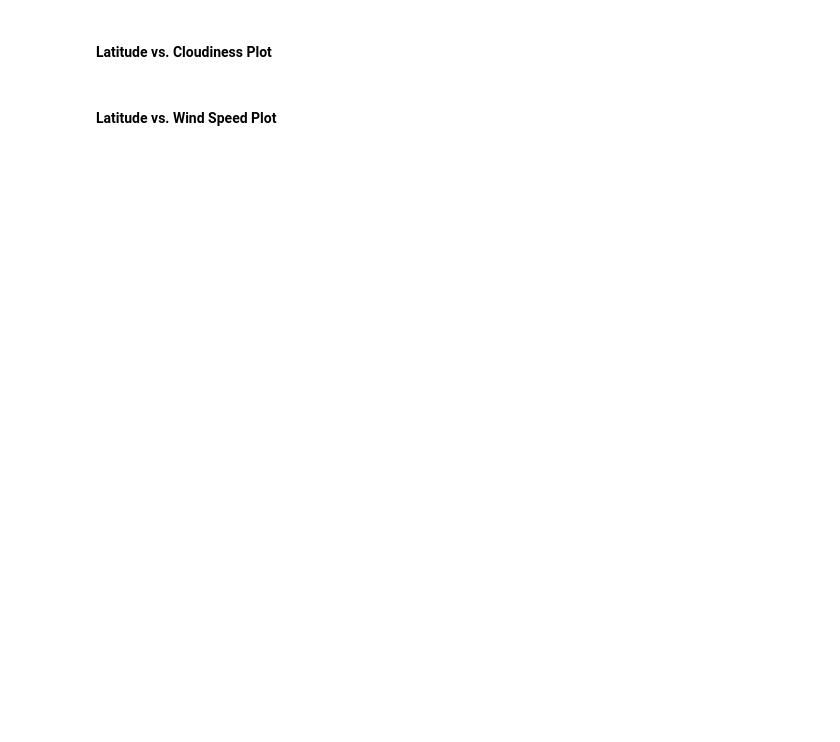
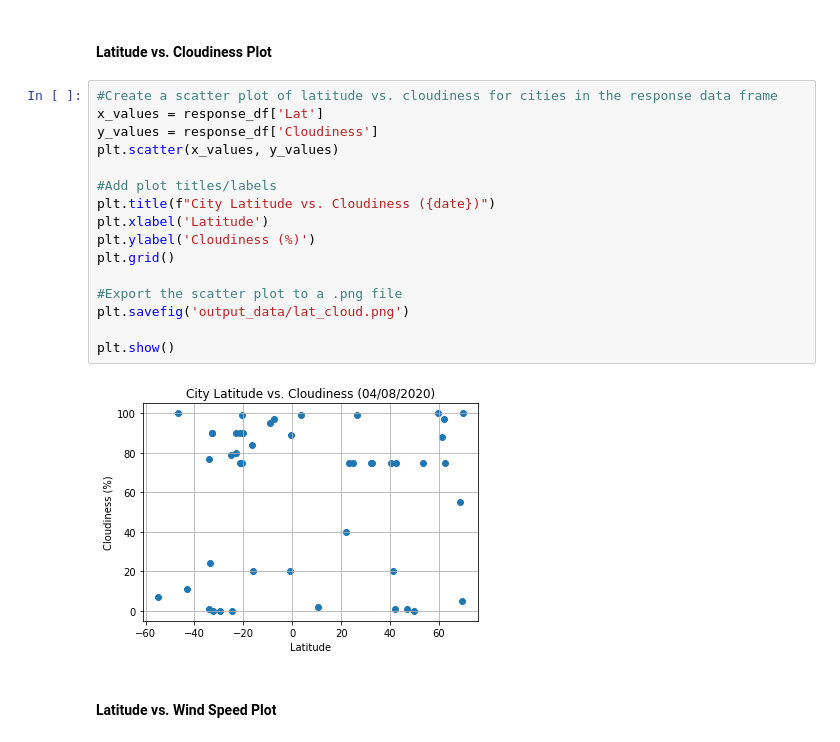
Before and after one commit to aaronrotman/python-api-challenge, a Jupyter notebook: WeatherPy/WeatherPy.ipynb, the cells around one changed output. Cells and saved outputs as stored; diff of their text form; blank space fills up the shorter version.

```diff
--- a/WeatherPy/WeatherPy.ipynb
+++ b/WeatherPy/WeatherPy.ipynb
@@ -160,4 +202,22 @@ plt.show()
 # %% [markdown]
 #### Latitude vs. Cloudiness Plot
+# %%
+#Create a scatter plot of latitude vs. cloudiness for cities in the response data frame
+x_values = response_df['Lat']
+y_values = response_df['Cloudiness']
+plt.scatter(x_values, y_values)
+
+#Add plot titles/labels
+plt.title(f"City Latitude vs. Cloudiness ({date})")
+plt.xlabel('Latitude')
+plt.ylabel('Cloudiness (%)')
+plt.grid()
+
+#Export the scatter plot to a .png file
+plt.savefig('output_data/lat_cloud.png')
+
+plt.show()
+# %% [output]
+[figure, added]
 # %% [markdown]
 #### Latitude vs. Wind Speed Plot
```
Also changed, not shown: parts of 4 cells of this notebook.
